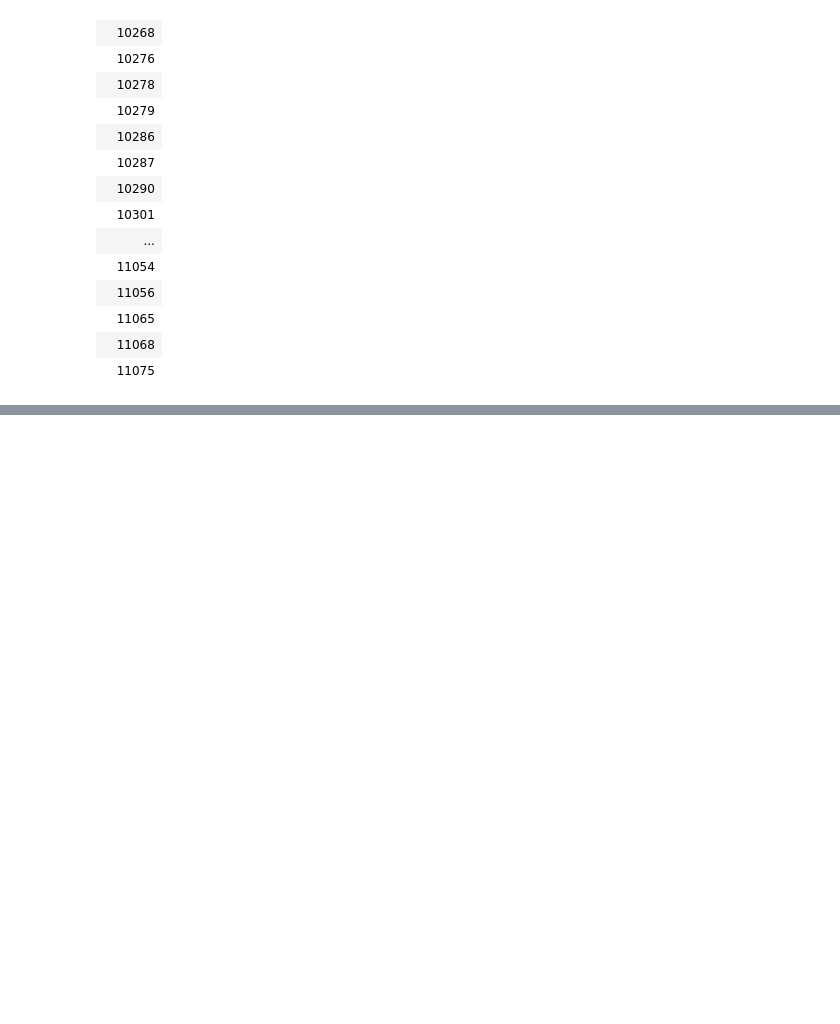
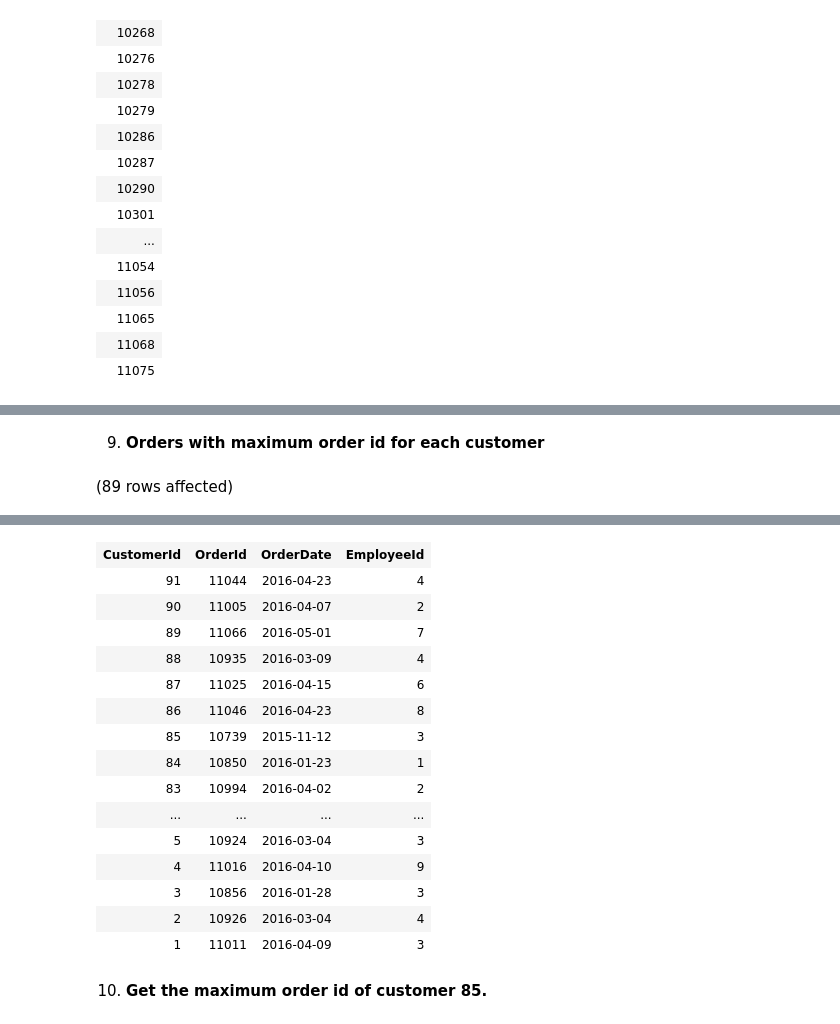
Before and after one commit to ryanmohamed/tsql_hw3, a Jupyter notebook: chapter4.ipynb, the cells around one changed output, grey strips where cells are left out. Cells and saved outputs as stored; diff of their text form; code cells hidden in the pictures; blank space fills up the shorter version.

```diff
--- a/chapter4.ipynb
+++ b/chapter4.ipynb
@@ -75,0 +201,22 @@ Total execution time: 00:00:00.135
+# %% [markdown]
+9) **Orders with maximum order id for each customer**
+# %%
+use Northwinds2022TSQLV7
+
+--get all orders, then filter them and return the maximum orderid for each customer
+
+select CustomerId, OrderId, OrderDate, EmployeeId
+from Sales.[Order] as O1 --notice the need for the alias here
+where OrderId = (
+
+    --think about the order of execution
+    --from the order table, we want all orders matching an employee
+    --return the max (scalar)
+    select max(O2.OrderId)
+    from Sales.[Order] as O2
+    where O2.CustomerId = O1.CustomerId --we're more selective with what we want to return
+
+
+)
+# %% [output]
+(89 rows affected)
@@ -75,0 +224,18 @@ Total execution time: 00:00:00.135
+| CustomerId | OrderId | OrderDate | EmployeeId |
+| 91 | 11044 | 2016-04-23 | 4 |
+| 90 | 11005 | 2016-04-07 | 2 |
+| 89 | 11066 | 2016-05-01 | 7 |
+| 88 | 10935 | 2016-03-09 | 4 |
+| 87 | 11025 | 2016-04-15 | 6 |
+| 86 | 11046 | 2016-04-23 | 8 |
+| 85 | 10739 | 2015-11-12 | 3 |
+| 84 | 10850 | 2016-01-23 | 1 |
+| 83 | 10994 | 2016-04-02 | 2 |
+| ... | ... | ... | ... |
+| 5 | 10924 | 2016-03-04 | 3 |
+| 4 | 11016 | 2016-04-10 | 9 |
+| 3 | 10856 | 2016-01-28 | 3 |
+| 2 | 10926 | 2016-03-04 | 4 |
+| 1 | 11011 | 2016-04-09 | 3 |
+# %% [markdown]
+10) **Get the maximum order id of customer 85.**
```
Also changed, not shown: parts of 23 cells of this notebook.
